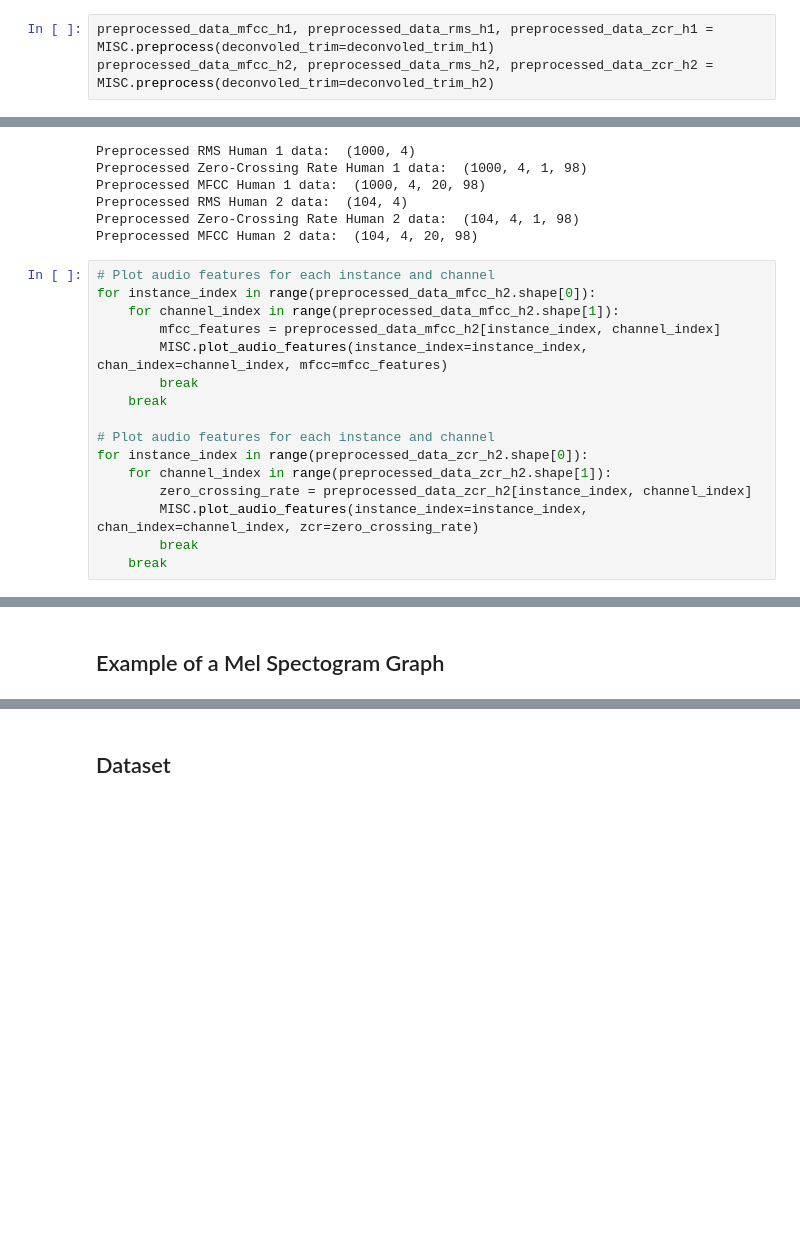
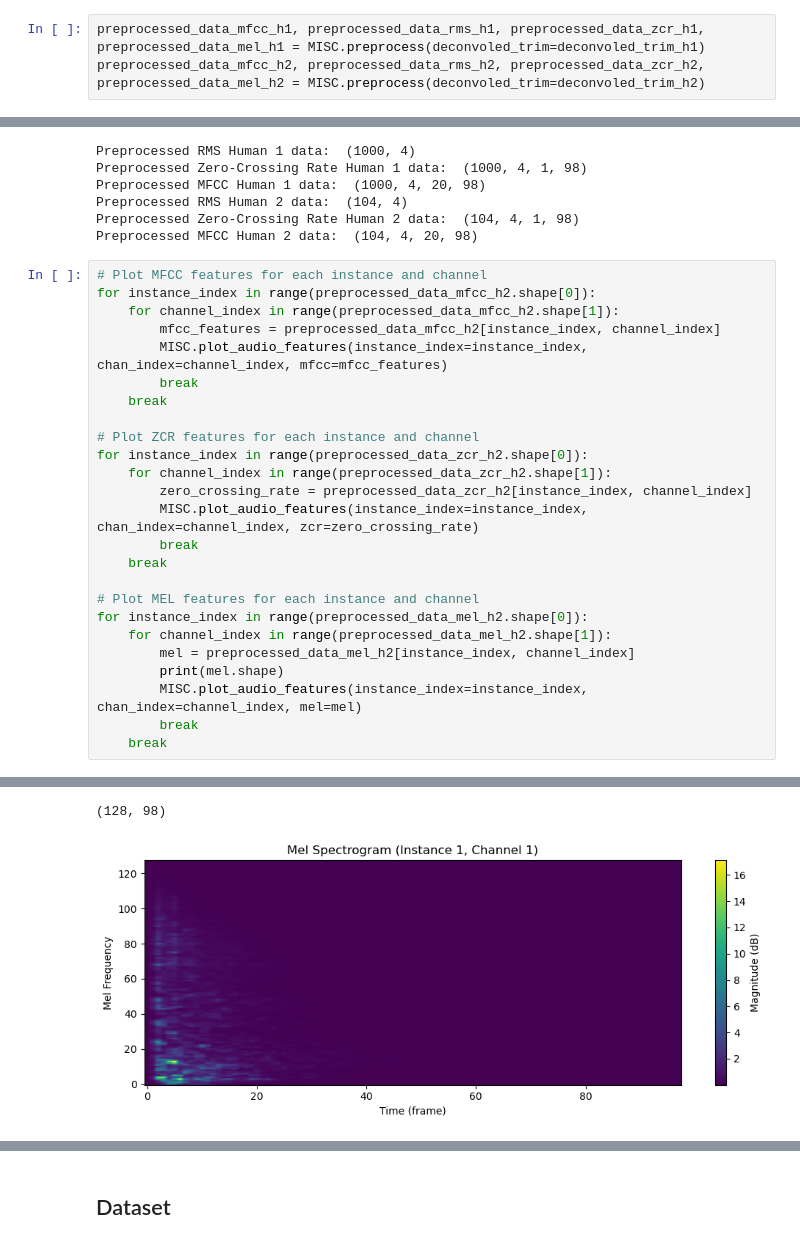
Before and after one commit to christopherT02/Acoustic-Hackathon, a Jupyter notebook: src/linear_regression.ipynb, the cells around one changed output, grey strips where cells are left out. Saved outputs shown, nothing was run; the diff lists cells and outputs as text; blank space fills up the shorter version.

Commit message:
feat: add mel spectogram case

```diff
--- a/src/linear_regression.ipynb
+++ b/src/linear_regression.ipynb
@@ -66,8 +66,8 @@ centroids_h2 = normalize_coordinates(centroids_h2)
 # %% [markdown]
 ## Preprocessing
 # %%
-preprocessed_data_mfcc_h1, preprocessed_data_rms_h1, preprocessed_data_zcr_h1 = MISC.preprocess(deconvoled_trim=deconvoled_trim_h1)
-preprocessed_data_mfcc_h2, preprocessed_data_rms_h2, preprocessed_data_zcr_h2 = MISC.preprocess(deconvoled_trim=deconvoled_trim_h2)
+preprocessed_data_mfcc_h1, preprocessed_data_rms_h1, preprocessed_data_zcr_h1, preprocessed_data_mel_h1 = MISC.preprocess(deconvoled_trim=deconvoled_trim_h1)
+preprocessed_data_mfcc_h2, preprocessed_data_rms_h2, preprocessed_data_zcr_h2, preprocessed_data_mel_h2 = MISC.preprocess(deconvoled_trim=deconvoled_trim_h2)
 # %%
 print("Preprocessed RMS Human 1 data: ", preprocessed_data_rms_h1.shape)
 print("Preprocessed Zero-Crossing Rate Human 1 data: ", preprocessed_data_zcr_h1.shape)
@@ -83,23 +83,32 @@ Preprocessed RMS Human 2 data:  (104, 4)
 Preprocessed Zero-Crossing Rate Human 2 data:  (104, 4, 1, 98)
 Preprocessed MFCC Human 2 data:  (104, 4, 20, 98)
 # %%
-# Plot audio features for each instance and channel
+# Plot MFCC features for each instance and channel
 for instance_index in range(preprocessed_data_mfcc_h2.shape[0]):
     for channel_index in range(preprocessed_data_mfcc_h2.shape[1]):
         mfcc_features = preprocessed_data_mfcc_h2[instance_index, channel_index]
         MISC.plot_audio_features(instance_index=instance_index, chan_index=channel_index, mfcc=mfcc_features)
         break
     break
 
-# Plot audio features for each instance and channel
+# Plot ZCR features for each instance and channel
 for instance_index in range(preprocessed_data_zcr_h2.shape[0]):
     for channel_index in range(preprocessed_data_zcr_h2.shape[1]):
         zero_crossing_rate = preprocessed_data_zcr_h2[instance_index, channel_index]
         MISC.plot_audio_features(instance_index=instance_index, chan_index=channel_index, zcr=zero_crossing_rate)
         break
     break
+
+# Plot MEL features for each instance and channel
+for instance_index in range(preprocessed_data_mel_h2.shape[0]):
+    for channel_index in range(preprocessed_data_mel_h2.shape[1]):
+        mel = preprocessed_data_mel_h2[instance_index, channel_index]
+        print(mel.shape)
+        MISC.plot_audio_features(instance_index=instance_index, chan_index=channel_index, mel=mel)
+        break
+    break
 # %% [output]
 [figure]
 [figure]
+(128, 98)
+[figure, added]
-# %% [markdown]
-## Example of a Mel Spectogram Graph
```
Also changed, not shown: parts of 7 cells of this notebook, 3 other files.
